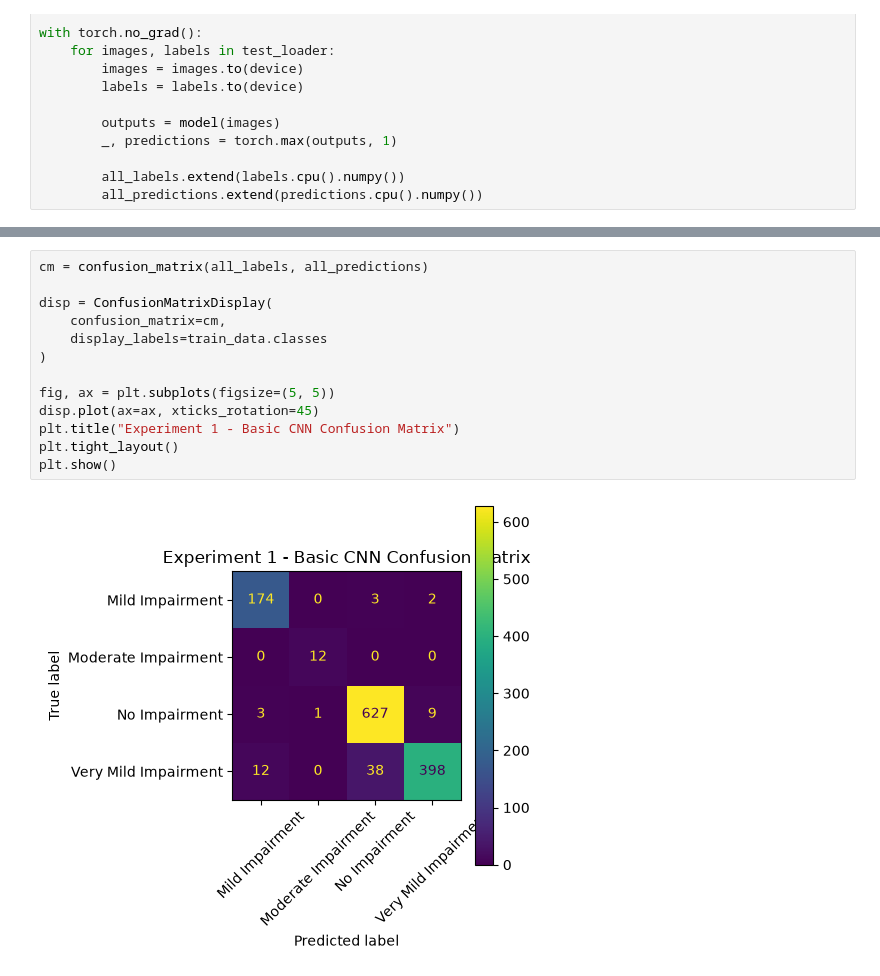
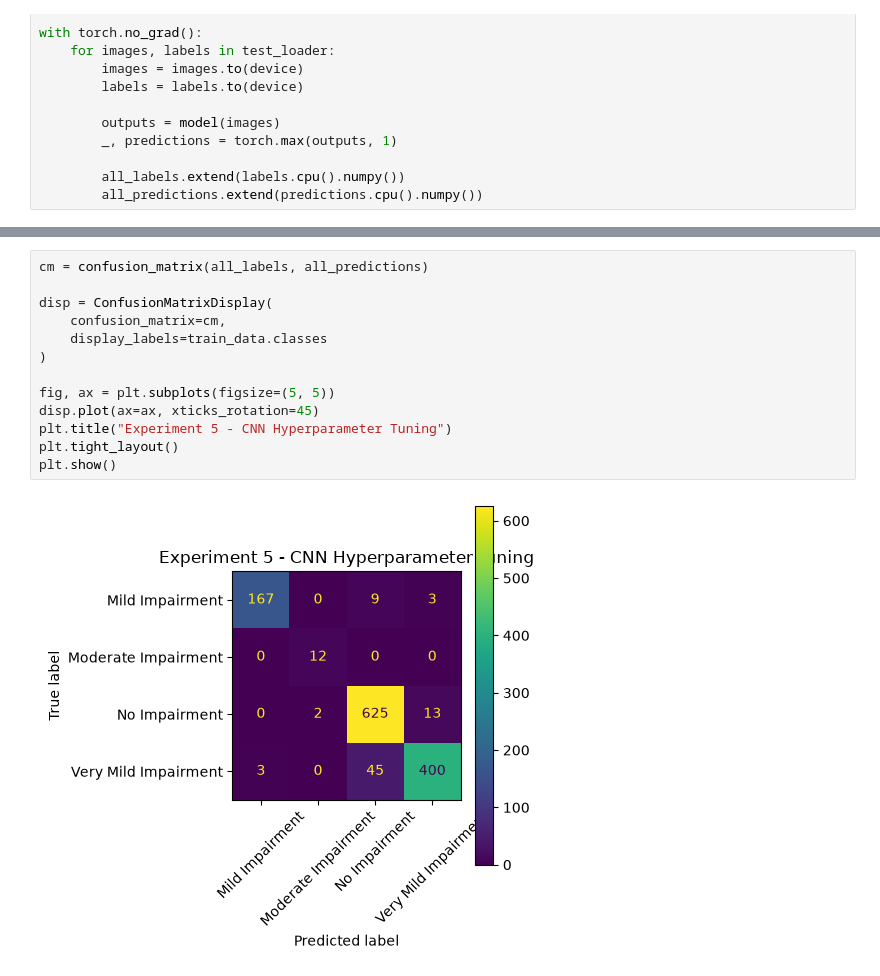
Before and after one commit to Himanshimittal051104/Alzheimer_Diagnosis_CNN, a Jupyter notebook: experiments/05_cnn_tuning.ipynb, the cells around one changed output, grey strips where cells are left out. Drawn from its saved outputs; the diff is of its cells as text.

Commit message:
Add cnn_tuning experiment and result

```diff
--- a/experiments/05_cnn_tuning.ipynb
+++ b/experiments/05_cnn_tuning.ipynb
@@ -380,15 +380,15 @@ Very Mild Impairment       0.97      0.89      0.93       448
 # %%
 cm = confusion_matrix(all_labels, all_predictions)
 
 disp = ConfusionMatrixDisplay(
     confusion_matrix=cm,
     display_labels=train_data.classes
 )
 
 fig, ax = plt.subplots(figsize=(5, 5))
 disp.plot(ax=ax, xticks_rotation=45)
-plt.title("Experiment 1 - Basic CNN Confusion Matrix")
+plt.title("Experiment 5 - CNN Hyperparameter Tuning")
 plt.tight_layout()
 plt.show()
 # %% [output]
-[figure, old version]
+[figure, new version]
```
Also changed, not shown: parts of 3 cells of this notebook, 1 other file.
